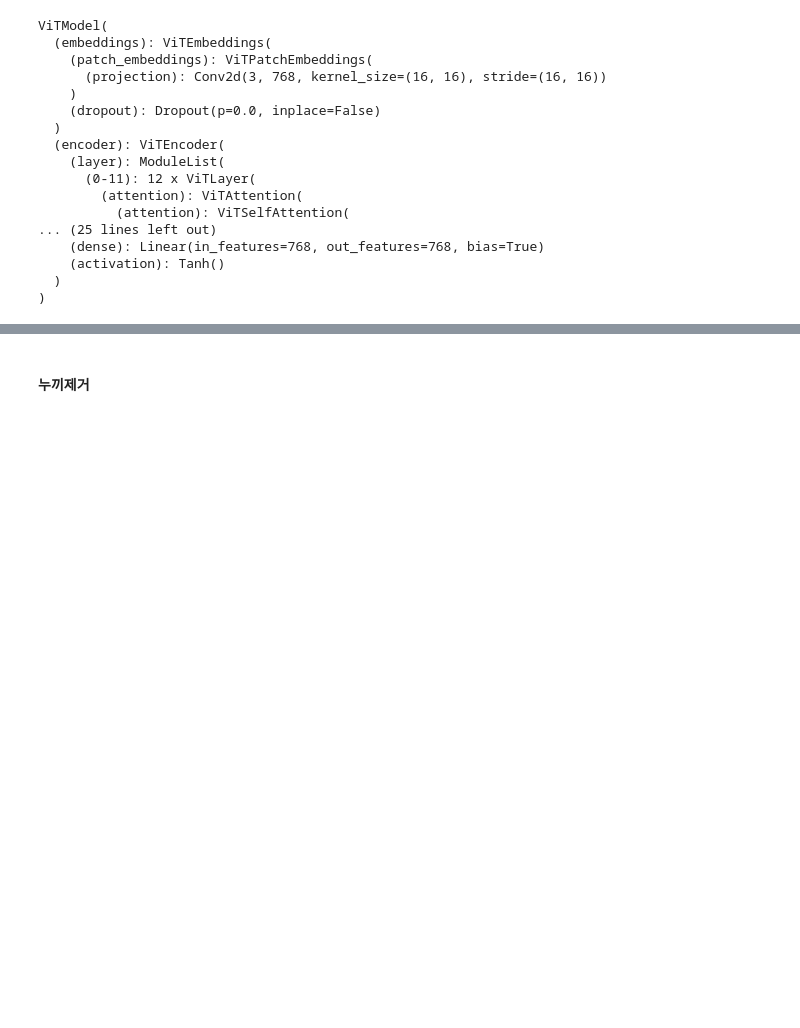
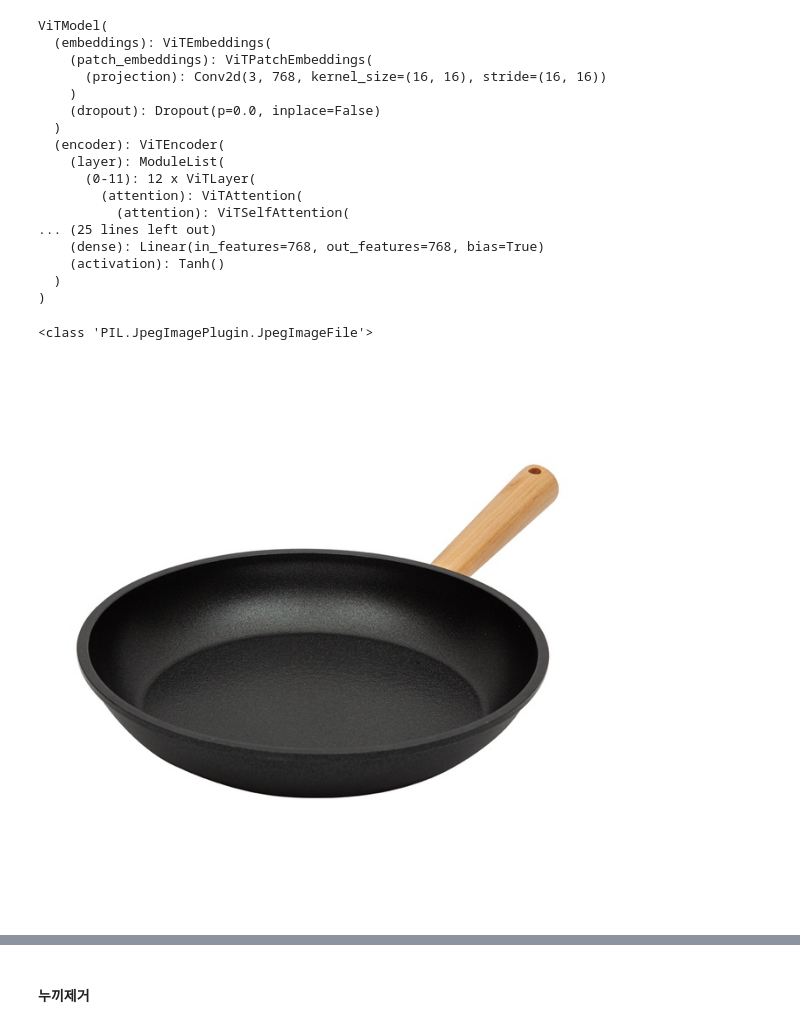
Before and after one commit to SeSAC-ImageAnalysis/Animal-Crossing, a Jupyter notebook: CODE/주민 닮은꼴 찾기(ViT encoder+Faiss).ipynb, the cells around one changed output, grey strips where cells are left out. Saved outputs shown, nothing was run; the diff lists cells and outputs as text; code cells hidden in the pictures; blank space fills up the shorter version.

```diff
--- a/CODE/주민 닮은꼴 찾기(ViT encoder+Faiss).ipynb
+++ b/CODE/주민 닮은꼴 찾기(ViT encoder+Faiss).ipynb
@@ -358,4 +357,8 @@ def get_result(latent_vector, k=3):
         embedding_img_dir = "주민이미지/"
         input = Image.open(embedding_img_dir + file_name)
         display(input)
+# %%
+print(type(face))
+# %% [output]
+<class 'PIL.JpegImagePlugin.JpegImageFile'>
 # %%
@@ -364,6 +367,10 @@ img_path = "query_images/송가인.png"
 # 얼굴 크롭한 사진을 이용
 face = crop_face(img_path)
 latent_vector = calculate(face)
+# %%
+face
+# %% [output]
+[figure, added]
 # %%
 get_result(latent_vector)
 # %% [output]
```
Also changed, not shown: parts of 3 cells of this notebook.
